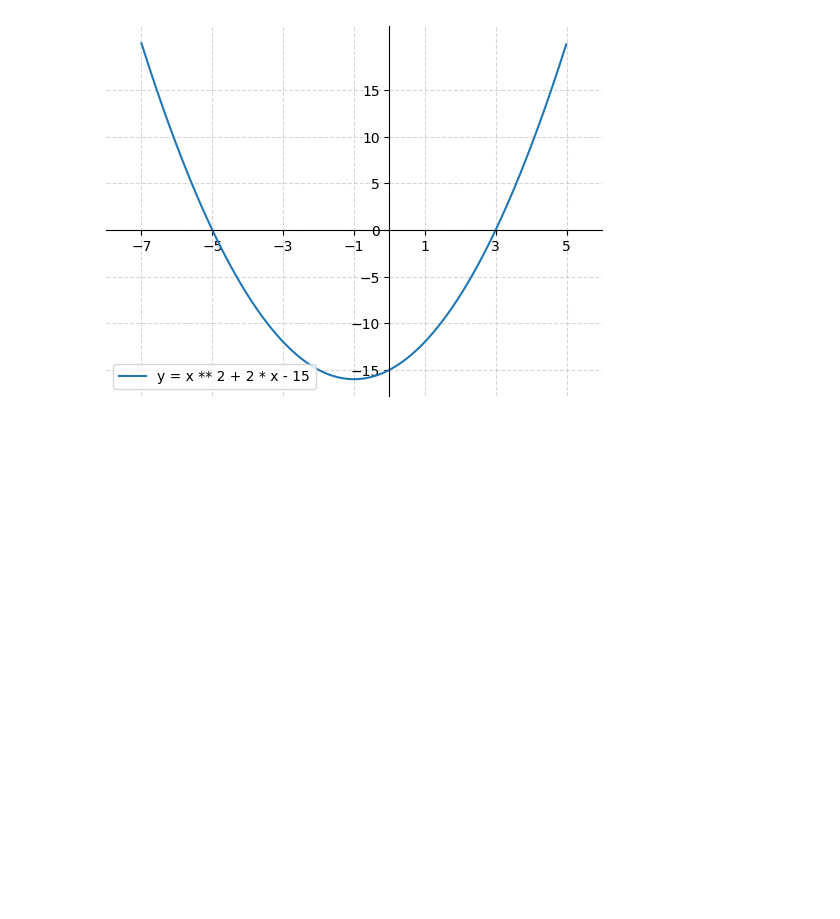
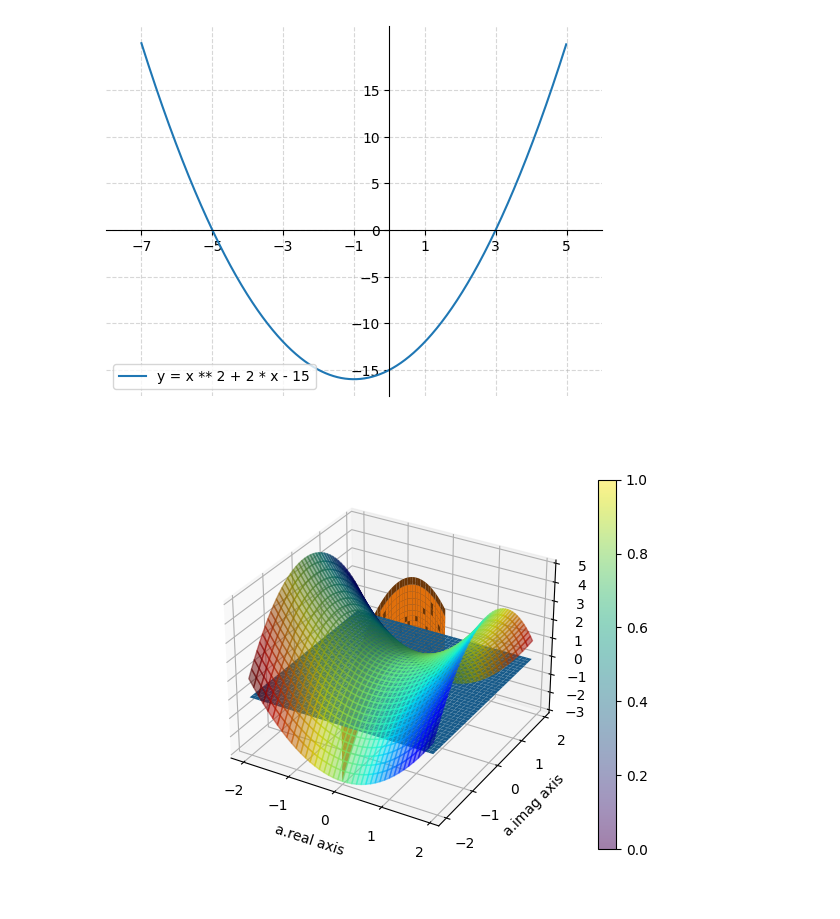
Before and after one commit to emmachirlomez/cs411-generalities-about-complex-numbers, a Jupyter notebook: emma.ipynb, the cells around one changed output. Saved outputs shown, nothing was run; the diff lists cells and outputs as text; code cells hidden in the pictures; blank space fills up the shorter version.

```diff
--- a/emma.ipynb
+++ b/emma.ipynb
@@ -46,0 +59,43 @@ plt.show()
+# %%
+import numpy as np
+from matplotlib import cm
+
+def get_coordonates_of_function(f, real_min=-10, real_max=10, img_min=-10, img_max=10):
+    range_x = np.arange(real_min, real_max, 0.1)
+    range_y = np.arange(img_min, img_max, 0.1)
+    Xp, Yp = np.meshgrid(range_x, range_y)
+    nr_lin, nr_col = Xp.shape
+    result = np.array(
+        [[f(x + y * 1j) for x in range_x]for y in range_y]
+    )
+    Zp = np.real(result)
+    Tp = np.imag(result)
+    return Xp, Yp, Zp, Tp
+
+def plot_function(f, real_min=-10, real_max=10, img_min=-10, img_max=10):
+    fig = plt.figure()
+    ax = fig.add_subplot(111, projection='3d')
+
+    # Plot a basic wireframe.
+    X, Y, Z, T = get_coordonates_of_function(f, real_min=real_min, real_max=real_max, img_min=img_min, img_max=img_max)
+    C = T - np.amin(T)
+    C = C / max(0.1, np.amax(C))
+
+    # Adding plane Z = 0
+    ax.plot_surface(X, Y, 0 * Z, alpha =1)
+
+    # Adding plane X = 0
+    ax.plot_surface(0 * X, Y, Z, alpha = 1, linewidth=5)
+
+    surf = ax.plot_surface(X, Y, Z, facecolors=cm.jet(C), alpha =0.5)
+
+    ax.set_xlabel('a.real axis')
+    ax.set_ylabel('a.imag axis')
+    ax.set_zlabel('f(a).real axis')
+    fig.colorbar(surf)
+
+    plt.show()
+
+plot_function(lambda a: a**2+1, -2, 2, -2, 2)
+# %% [output]
+[figure, added]
```
Also changed, not shown: parts of 5 cells of this notebook.
